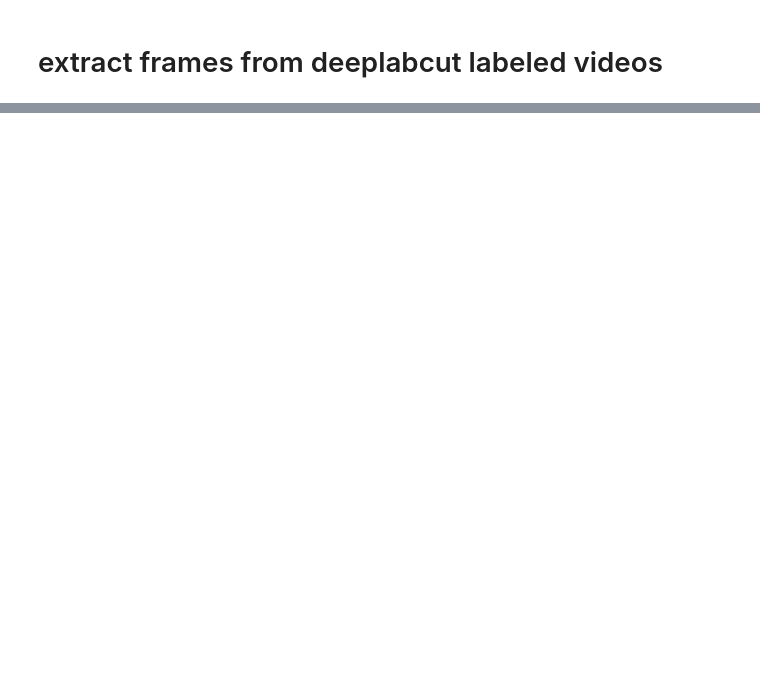
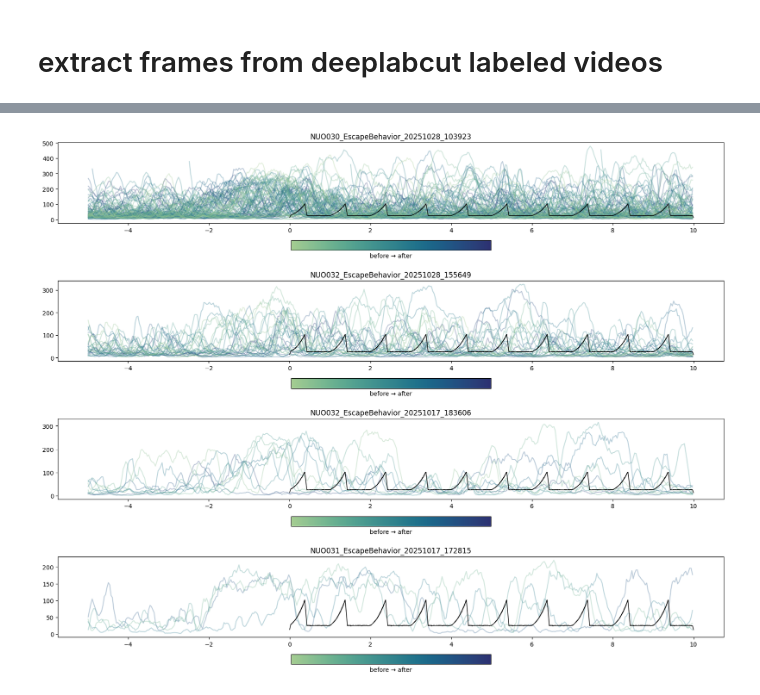
Before and after one commit to LearningCircuitsLab/nuo_analysis_test, a Jupyter notebook: behavior_trajectory.ipynb, the cells around one changed output, grey strips where cells are left out. Saved outputs shown, nothing was run; the diff lists cells and outputs as text; code cells hidden in the pictures; blank space fills up the shorter version.

```diff
--- a/behavior_trajectory.ipynb
+++ b/behavior_trajectory.ipynb
@@ -286,0 +620,39 @@ MoviePy - Building file /mnt/e/data/LeciLab/behavioral_data/data_test/sample_beh
+# %%
+for name in analyzed_video_names:
+    behav_df_filtered_dic[name] = get_sound_intensity(behav_df_filtered_dic[name], sound_play_dic[name])
+# %%
+fig, axes = plt.subplots(4, 1, figsize=(20, 16))
+sound_before_frames = 5  # 5 seconds before sound
+sound_after_frames = 10   # 10 seconds after sound
+for name, n in zip(analyzed_video_names, range(len(analyzed_video_names))):
+    ax = axes[n]
+    behav_df_filtered = behav_df_filtered_dic[name]
+    sound_play_list = sound_play_dic[name]
+    for sound, color in zip(sound_play_list[::-1], sns.color_palette("crest", len(sound_play_list))[::-1]):
+        sound_index = behav_df_filtered[behav_df_filtered['sound_played'] == sound].index
+        sound_window_df = behav_df_filtered[(behav_df_filtered['timestamp'] >= sound - sound_before_frames) & (behav_df_filtered['timestamp'] <= sound + sound_after_frames)]
+
+        sound_window_df.index = sound_window_df['timestamp'] - sound
+
+
+        ax.plot(sound_window_df.index, sound_window_df['Center']['mean_speed'], color=color, alpha=0.3)
+
+    cbar = plt.colorbar(plt.cm.ScalarMappable(cmap=sns.color_palette("crest", as_cmap=True)), orientation='horizontal', ax=ax, shrink=0.3)
+    cbar.set_ticks([])
+    cbar.set_label('before → after')
+
+    # plot the sound intensity on the speed plot, make it like shadow
+    stimulus, t = crescendo_looming_sound()
+    analytic_signal = hilbert(stimulus)
+    amplitude_envelope = np.abs(analytic_signal)
+
+    window_size = 10000
+    smooth_envelope = np.convolve(amplitude_envelope,
+                                np.ones(window_size)/window_size,
+                                mode='same')
+    # plt.plot(t, stimulus, color='gray', alpha=0.4, label='Raw waveform')
+    ax.plot(t, smooth_envelope, color='k', lw=1)
+    ax.set_title(name)
+plt.show()
+# %% [output]
+[figure, added]
```
Also changed, not shown: parts of 32 cells of this notebook, 1 other file.
